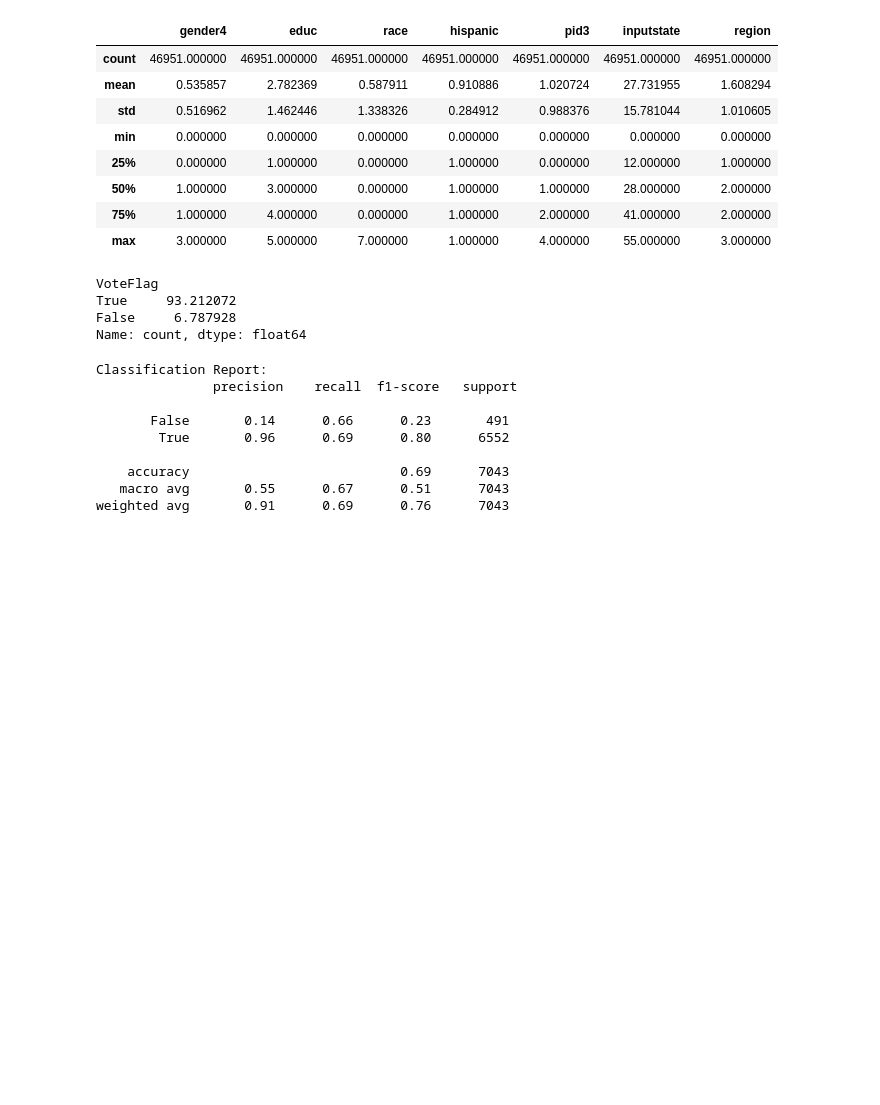
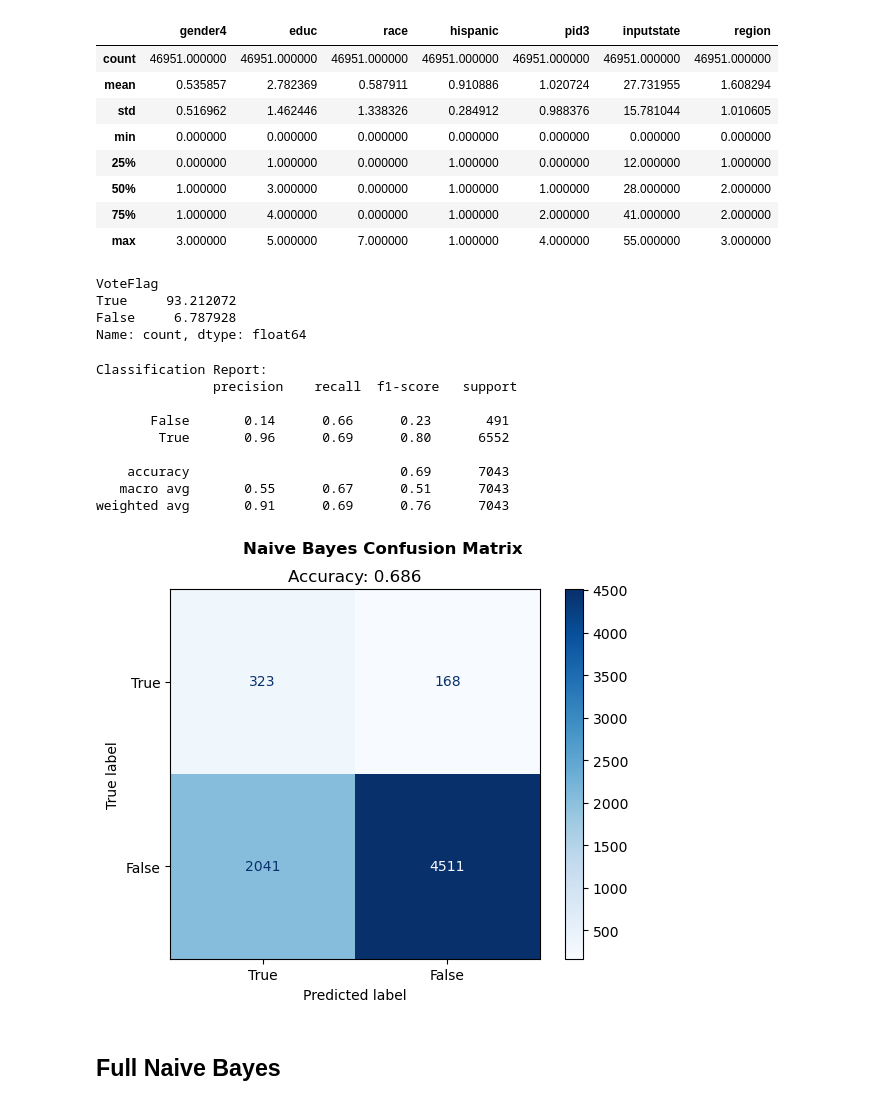
Before and after one commit to agtrinidad/s26-hnz-voter-predictors, a Jupyter notebook: g17_gavin_workspace.ipynb, the cells around one changed output. Drawn from its saved outputs; the diff is of its cells as text; code cells hidden in the pictures; blank space fills up the shorter version.

Commit message:
Adding in confusion matrix

```diff
--- a/g17_gavin_workspace.ipynb
+++ b/g17_gavin_workspace.ipynb
@@ -16,6 +16,17 @@ from sklearn.metrics import classification_report, confusion_matrix, accuracy_sc
 # File systems
 import os
 import string
+# %%
+# Functions
+
+def confusion_matrix_ex(y_test, y_pred, y_labels=['Positive','Negative'], y_topic = 'Topic'):
+  y_matrix = confusion_matrix(y_test, y_pred)
+  y_accuracy = accuracy_score(y_test, y_pred)
+  cm = ConfusionMatrixDisplay(confusion_matrix = y_matrix, display_labels=y_labels)
+  cm.plot(cmap='Blues')
+  plt.suptitle(f'{y_topic} Confusion Matrix', weight=800)
+  plt.title(f'Accuracy: {y_accuracy:.3f}')
+  plt.show()
 # %%
 # Index of all columns within the original dataset, pre-trimming
 
@@ -1212,14 +1223,19 @@ y_pred = bayes_model.predict(X_val)
 # %%
 # Evaluate the model
 
 print("\nClassification Report:\n", classification_report(y_val, y_pred))
+
+confusion_matrix_ex(y_val, y_pred, ["True", "False"], "Naive Bayes")
 # %% [output]
 Classification Report:
                precision    recall  f1-score   support
 
        False       0.14      0.66      0.23       491
         True       0.96      0.69      0.80      6552
 
     accuracy                           0.69      7043
    macro avg       0.55      0.67      0.51      7043
 weighted avg       0.91      0.69      0.76      7043
+[figure, added]
+# %% [markdown]
+## Full Naive Bayes
```
Also changed, not shown: parts of 4 cells of this notebook.
